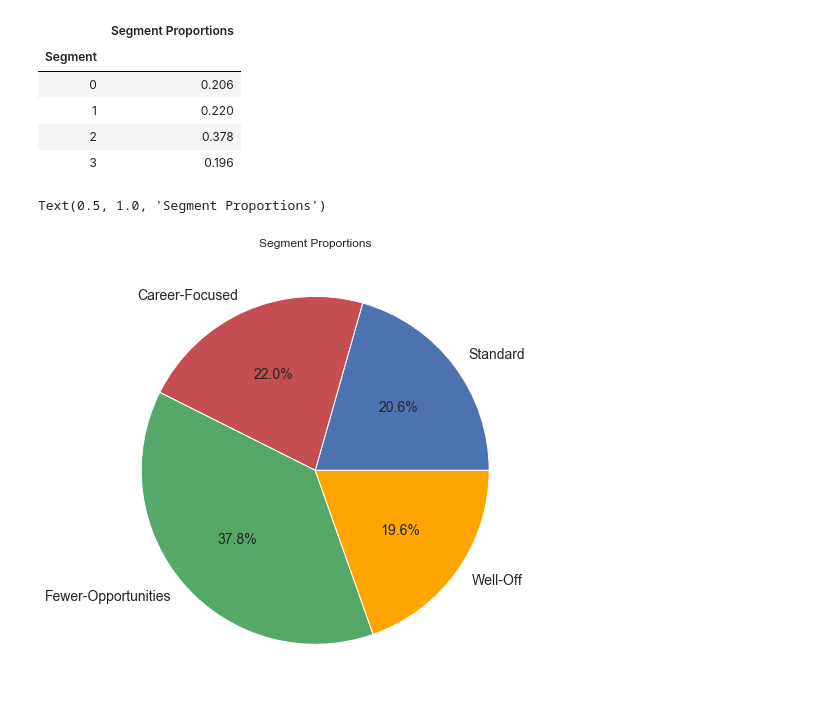
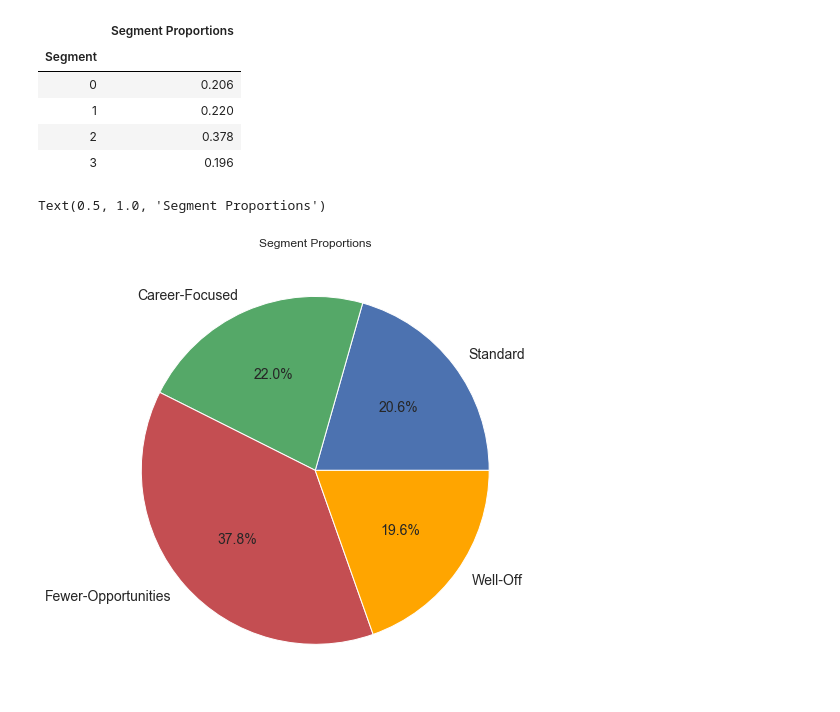
Before and after one commit to SimonSlominski/Data_Science, a Jupyter notebook: 01_Customer_Analytics/Descriptive_purchase_analytics.ipynb, the cells around one changed output. Cells and saved outputs as stored; diff of their text form; code cells hidden in the pictures.

```diff
--- a/01_Customer_Analytics/Descriptive_purchase_analytics.ipynb
+++ b/01_Customer_Analytics/Descriptive_purchase_analytics.ipynb
@@ -203,12 +203,12 @@ segm_prop.head()
 # %%
 # Visualization: Pie chart
 plt.figure(figsize = (10,8))
 plt.pie(segm_prop['Segment Proportions'],
         labels = ['Standard', 'Career-Focused', 'Fewer-Opportunities', 'Well-Off'],
         autopct = '%1.1f%%',
-        colors = ('b', 'r', 'g', 'orange'),
+        colors = ('b', 'g', 'r', 'orange'),
         textprops = {'fontsize': 14})
 plt.title('Segment Proportions')
 # %% [output]
 Text(0.5, 1.0, 'Segment Proportions')
-[figure, old version]
+[figure, new version]
```
Also changed, not shown: parts of 7 cells of this notebook.
